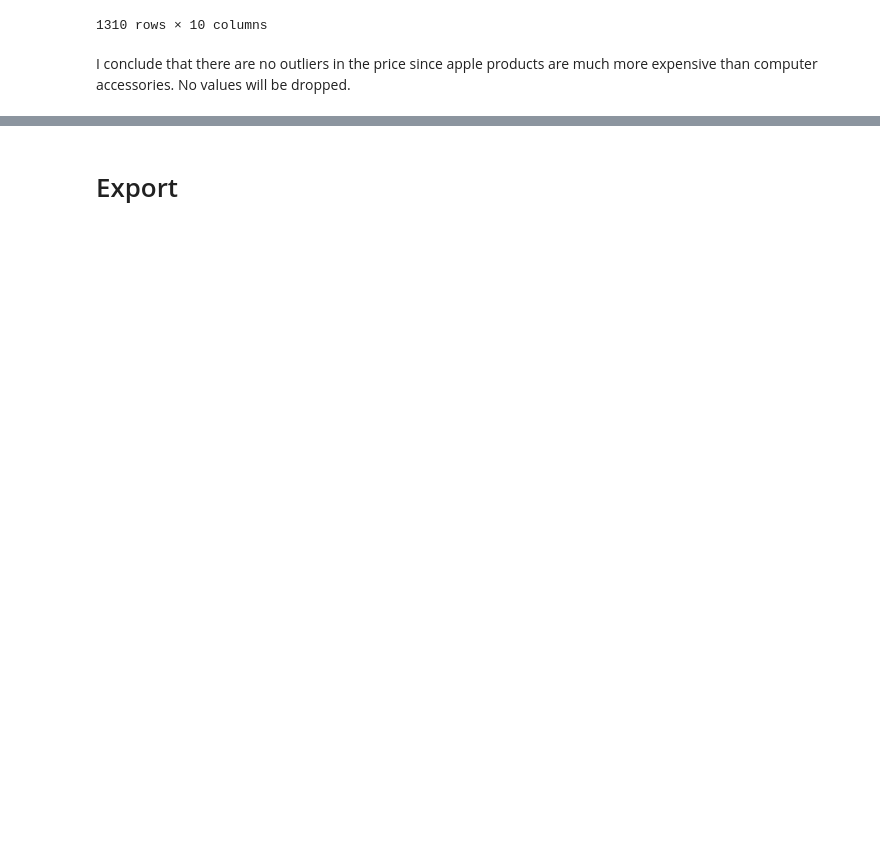
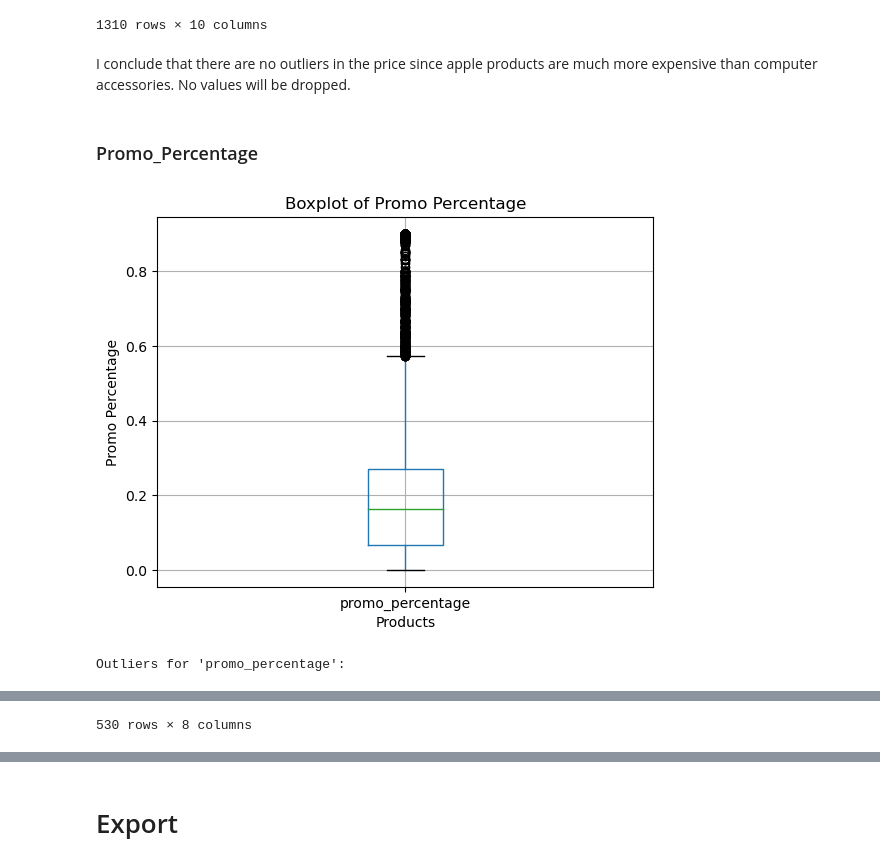
Before and after one commit to MerleSt/Eniac, a Jupyter notebook: Products.ipynb, the cells around one changed output, grey strips where cells are left out. Saved outputs shown, nothing was run; the diff lists cells and outputs as text; code cells hidden in the pictures; blank space fills up the shorter version.

```diff
--- a/Products.ipynb
+++ b/Products.ipynb
@@ -428,3 +428,25 @@ outliers
 1310 rows × 10 columns
 # %% [markdown]
 I conclude that there are no outliers in the price since apple products are much more expensive than computer accessories. No values will be dropped.
+# %% [markdown]
+### Promo_Percentage
+# %%
+# Boxplot for 'promo_percentage'
+products.boxplot(column='promo_percentage')
+plt.title('Boxplot of Promo Percentage')
+plt.ylabel('Promo Percentage')
+plt.xlabel('Products')
+plt.show()
+
+# Outliers for 'promo_percentage'
+Q1_promo = products['promo_percentage'].quantile(0.25)
+Q3_promo = products['promo_percentage'].quantile(0.75)
+IQR_promo = Q3_promo - Q1_promo
+lower_bound_promo = Q1_promo - 1.5 * IQR_promo
+upper_bound_promo = Q3_promo + 1.5 * IQR_promo
+outliers_promo = products[(products['promo_percentage'] < lower_bound_promo) | (products['promo_percentage'] > upper_bound_promo)]
+print("Outliers for 'promo_percentage':")
+outliers_promo
+# %% [output]
+[figure, added]
+Outliers for 'promo_percentage':
@@ -430,0 +465 @@ I conclude that there are no outliers in the price since apple products are much
+530 rows × 8 columns
```
Also changed, not shown: parts of 14 cells of this notebook.
